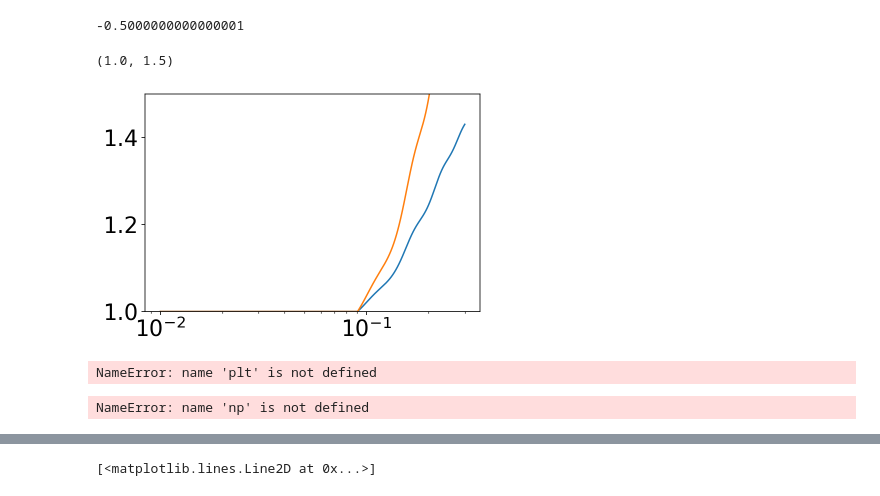
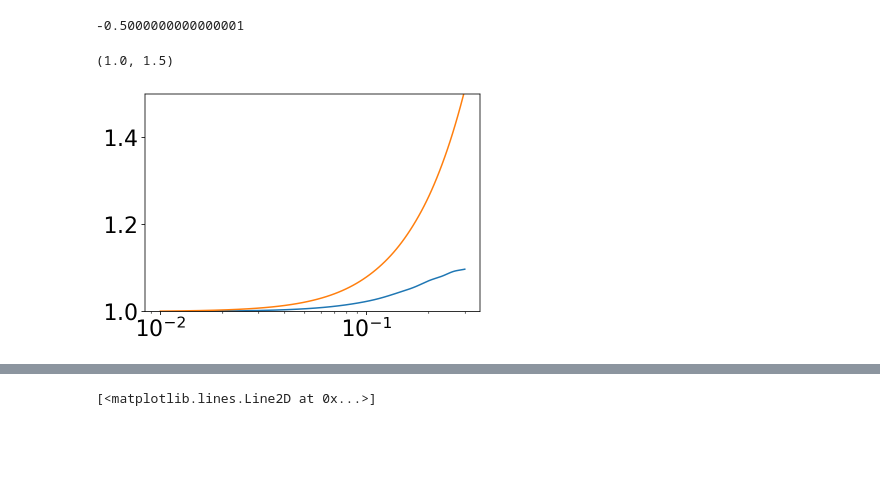
Before and after one commit to craddis1/CosmoWAP, a Jupyter notebook: notebooks/bk_SNR.ipynb, the cells around one changed output, grey strips where cells are left out. Cells and saved outputs as stored; diff of their text form; code cells hidden in the pictures; blank space fills up the shorter version.

```diff
--- a/notebooks/bk_SNR.ipynb
+++ b/notebooks/bk_SNR.ipynb
@@ -118,38 +124,23 @@ scipy.special.eval_legendre(2,0)
 # %%
 k1= np.linspace(0.01,0.3,2000)
 k11 = k1[:,np.newaxis]
 zz =0.1
 cov = pk.COV(cosmo_funcs,k1,zz,sigma=None,nonlin=False)
-cov1 = pk.COV(cosmo_funcs,k1,zz,sigma=None,nonlin=True)
-plt.plot(k1,cov1.N00()/cov.N00())
+cov1 = pk.COV(cosmo_funcs,k1,zz,sigma=6,nonlin=False)
+plt.plot(k1,cov.N00()/cov1.N00())
 
 
 #cosmo_funcs,k1,zz=0,t=0,sigma=None,nonlin=False
 
 cov = bk.COV(cosmo_funcs,k1,k1,k1,zz,sigma=None)
-cov1 = bk.COV(cosmo_funcs,k1,k1,k1,zz,sigma=None)
-plt.plot(k1,cov1.cov([0,0],nonlin = True)/cov.cov([0,0],nonlin = False))
+cov1 = bk.COV(cosmo_funcs,k1,k1,k1,zz,sigma=6)
+plt.plot(k1,np.abs(cov.cov([0,0],nonlin = False)/cov1.cov([0,0],nonlin = False)))
 #plt.plot(k1,np.abs(pk.Loc.l0(cosmo_funcs,k1,zz,sigma=None).real))
 #plt.plot(k1,np.abs(pk.Loc.l0(cosmo_funcs,k1,zz,sigma=7).real))
 #plt.plot(k1,cw.lib.integrate.legendre(pk.Loc.l,0,cosmo_funcs,k11,zz=zz,sigma=7).real)
 plt.xscale('log')
 #plt.yscale('log')
 plt.ylim(1,1.50)
 # %% [output]
 (1.0, 1.5)
-[figure, old version]
+[figure, new version]
-# %%
-plt.plot(k1,np.abs(pk.WA2.l2(cosmo_funcs,k1,zz,sigma=None).real)/np.abs(pk.WA2.l2(cosmo_funcs,k1,zz,sigma=7).real))
-plt.ylim(0,2)
-# %% [output]
-NameError: name 'plt' is not defined
-# %%
-zz=np.linspace(1,1.5,40)[...,np.newaxis] # redshift
-k1=np.linspace(0.05,0.1)
-k2=k1
-k3=0.1*k1
-
-plt.plot(k1,bk.NPP.ylm(0,0,cosmo_funcs,k1,k2,k3,zz=zz,sigma=4).real[0])
-plt.plot(k1,cw.lib.integrate.ylm(bk.Bk_0,0,0,cosmo_funcs,k1,k2,k3,zz=zz,sigma=4).real[20])
-# %% [output]
-NameError: name 'np' is not defined
```
Also changed, not shown: parts of 10 cells of this notebook, 9 other files.
